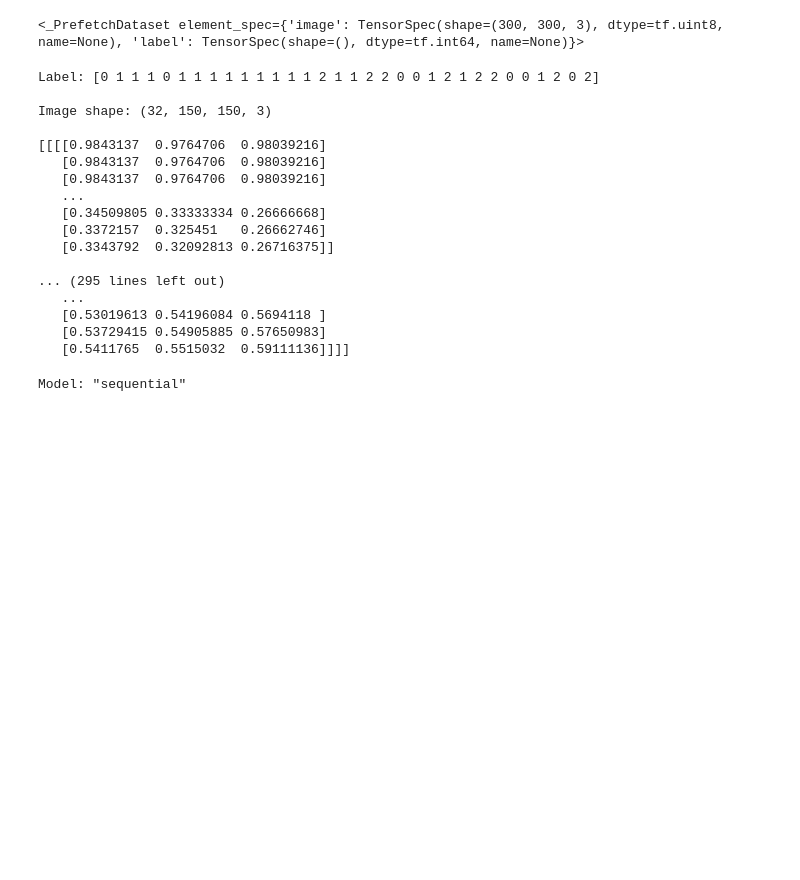
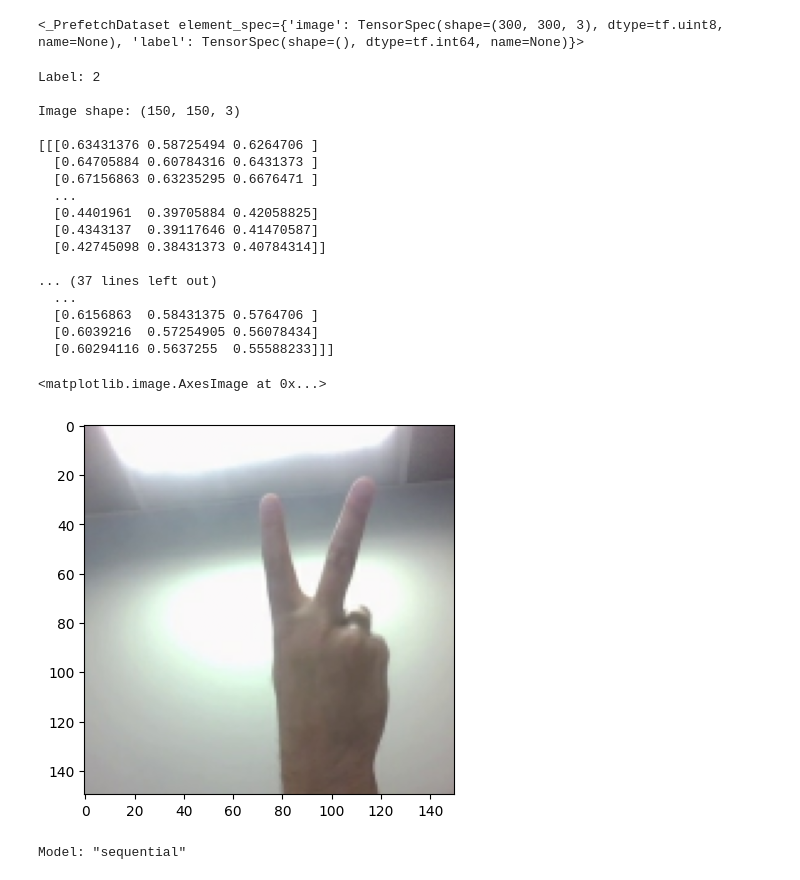
Before and after one commit to damienriandiere/ActiveLearning, a Jupyter notebook: rock_paper_scissors_test.ipynb, the cells around one changed output. Cells and saved outputs as stored; diff of their text form; code cells hidden in the pictures; blank space fills up the shorter version.

```diff
--- a/rock_paper_scissors_test.ipynb
+++ b/rock_paper_scissors_test.ipynb
@@ -106,27 +143,30 @@ dataset_test = dataset_test_raw.map(format_example)
 # %%
 # Explore what values are used to represent the image.
 (first_image, first_lable) = list(dataset_train.take(1))[0]
 print('Label:', first_lable.numpy(), '\n')
 print('Image shape:', first_image.numpy().shape, '\n')
 print(first_image.numpy())
+plt.imshow(first_image.numpy())
 # %% [output]
-Label: [0 1 1 1 0 1 1 1 1 1 1 1 1 1 2 1 1 2 2 0 0 1 2 1 2 2 0 0 1 2 0 2]
+Label: 2
 
-Image shape: (32, 150, 150, 3)
+Image shape: (150, 150, 3)
 
-[[[[0.9843137  0.9764706  0.98039216]
-   [0.9843137  0.9764706  0.98039216]
-   [0.9843137  0.9764706  0.98039216]
-   ...
-   [0.34509805 0.33333334 0.26666668]
-   [0.3372157  0.325451   0.26662746]
-   [0.3343792  0.32092813 0.26716375]]
+[[[0.63431376 0.58725494 0.6264706 ]
+  [0.64705884 0.60784316 0.6431373 ]
+  [0.67156863 0.63235295 0.6676471 ]
+  ...
+  [0.4401961  0.39705884 0.42058825]
+  [0.4343137  0.39117646 0.41470587]
+  [0.42745098 0.38431373 0.40784314]]
 
-... (295 lines left out)
-   ...
-   [0.53019613 0.54196084 0.5694118 ]
-   [0.53729415 0.54905885 0.57650983]
-   [0.5411765  0.5515032  0.59111136]]]]
+... (37 lines left out)
+  ...
+  [0.6156863  0.58431375 0.5764706 ]
+  [0.6039216  0.57254905 0.56078434]
+  [0.60294116 0.5637255  0.55588233]]]
+<matplotlib.image.AxesImage at 0x...>
+[figure, added]
 # %%
 def augment_flip(image: tf.Tensor) -> tf.Tensor:
     image = tf.image.random_flip_left_right(image)
```
Also changed, not shown: parts of 10 cells of this notebook.
